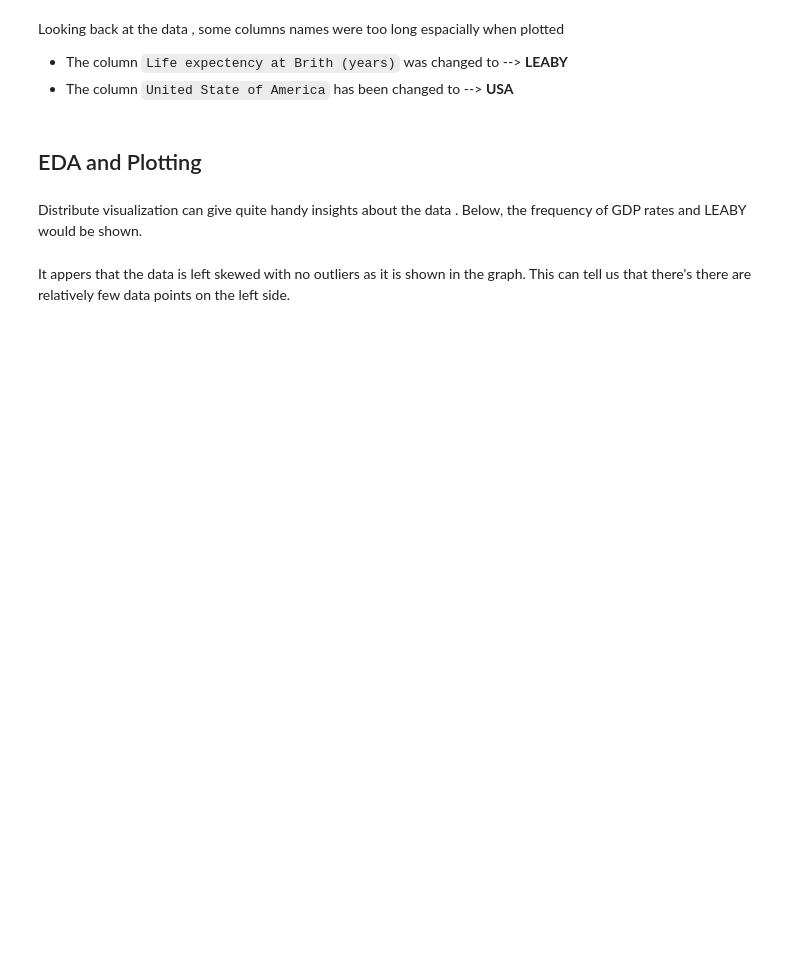
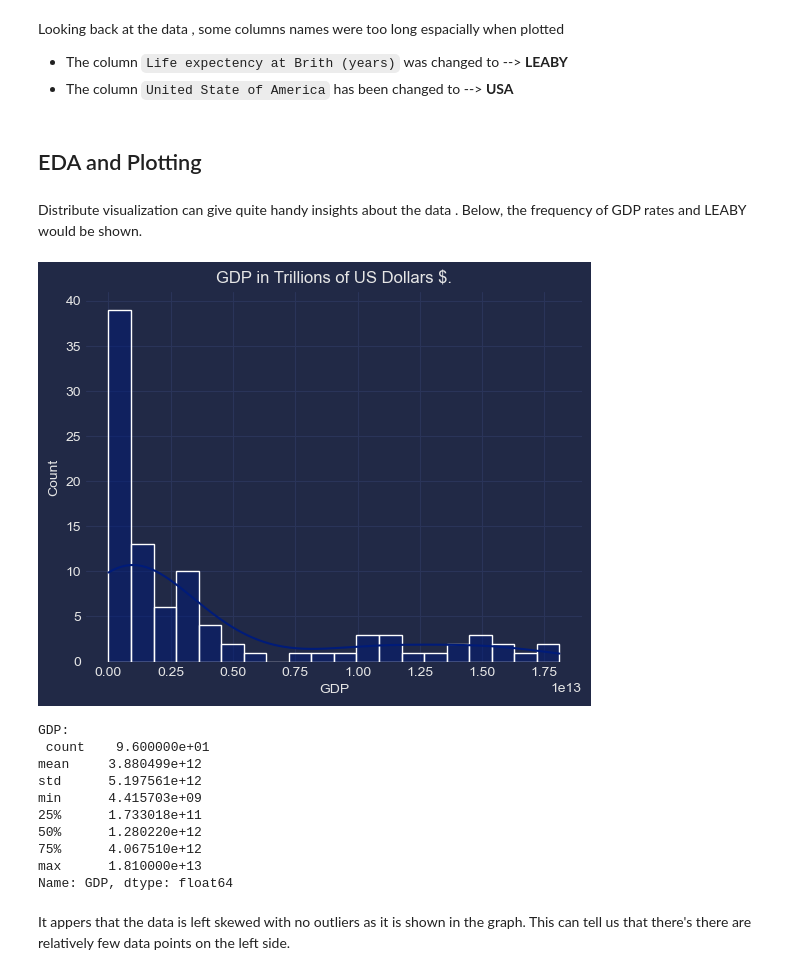
Before and after one commit to hsalnasi/Life-Expectancy-and-GDP-Analysis, a Jupyter notebook: life_expectancy_gdp.ipynb, the cells around one changed output. Saved outputs shown, nothing was run; the diff lists cells and outputs as text; code cells hidden in the pictures; blank space fills up the shorter version.

```diff
--- a/life_expectancy_gdp.ipynb
+++ b/life_expectancy_gdp.ipynb
@@ -81,17 +139,31 @@ Looking back at the data , some columns names were too long espacially when plot
 # %% [markdown]
 Distribute visualization can give quite handy insights about the data . Below, the frequency of GDP rates and LEABY would be shown.
 # %%
-sns.set_style('darkgrid', {'axes.grid': 'false', 'figure.facecolor': 'white',
-                           'axes.facecolor': 'D4E2D4', 'text.color': 'black',
-                          'xtick.color': 'black', 'ytick.color': 'black', 'axes.labelcolor': 'black'})
-sns.set_palette('dark')
+#sns.set_style('darkgrid', {'axes.grid': 'false', 'figure.facecolor': 'white',
+ #                          'axes.facecolor': 'D4E2D4', 'text.color': 'black',
+  #                        'xtick.color': 'black', 'ytick.color': 'black', 'axes.labelcolor': 'black'})
+#sns.set_palette('dark')
 
 sns.histplot(x=df.GDP, kde=True, bins=20 , color='#001B79')# palette='RdBu_r
+
 plt.title('GDP in Trillions of US Dollars $.')
+plt.style.use('dark.mplstyle')
 
 plt.show()
 
 print('GDP:','\n', df['GDP'].describe(),'\n')
+# %% [output]
+[figure, added]
+GDP:
+ count    9.600000e+01
+mean     3.880499e+12
+std      5.197561e+12
+min      4.415703e+09
+25%      1.733018e+11
+50%      1.280220e+12
+75%      4.067510e+12
+max      1.810000e+13
+Name: GDP, dtype: float64
 # %% [markdown]
 It appers that the data is left skewed with no outliers as it is shown in the graph.
 This can tell us that there's there are relatively few data points on the left side.
```
Also changed, not shown: parts of 11 cells of this notebook, 12 other files.
